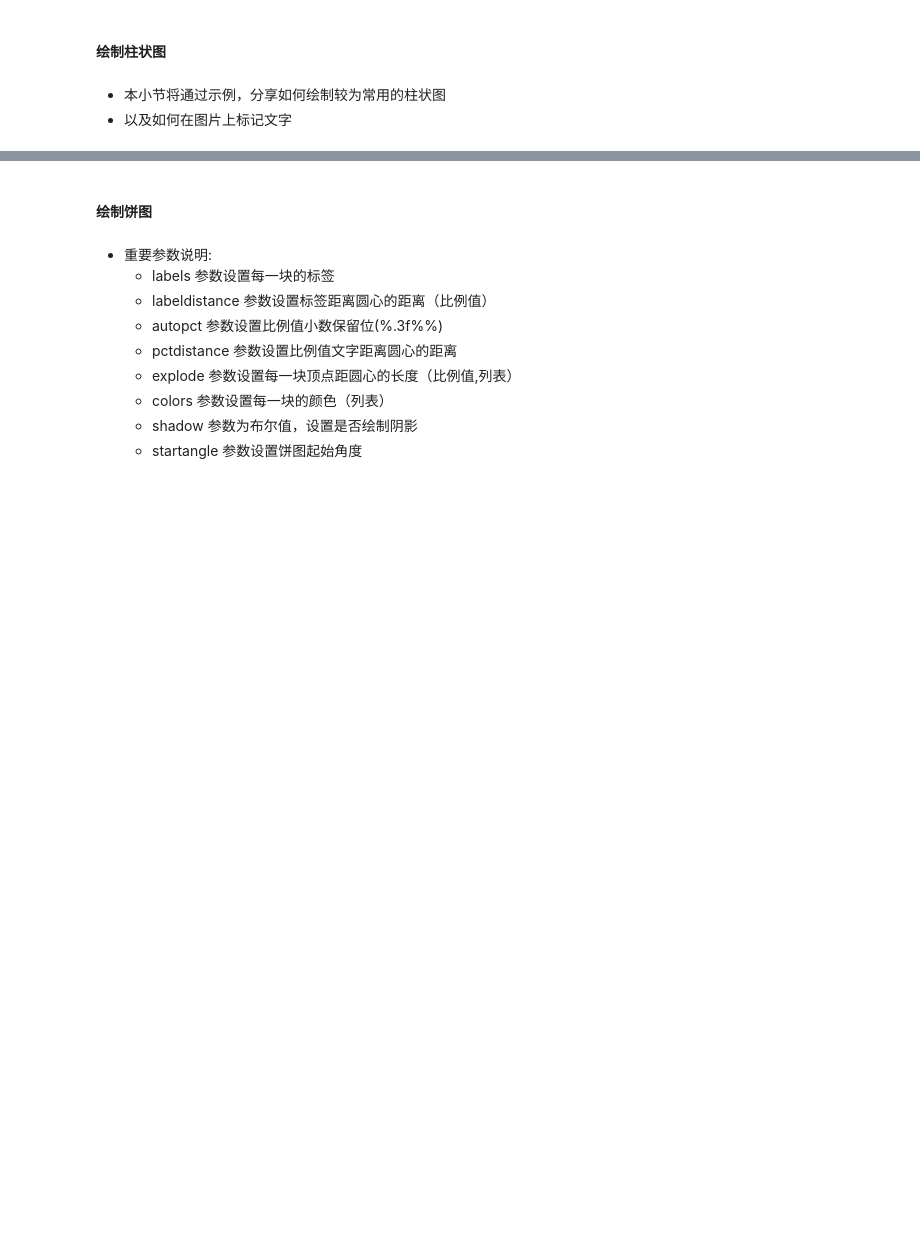
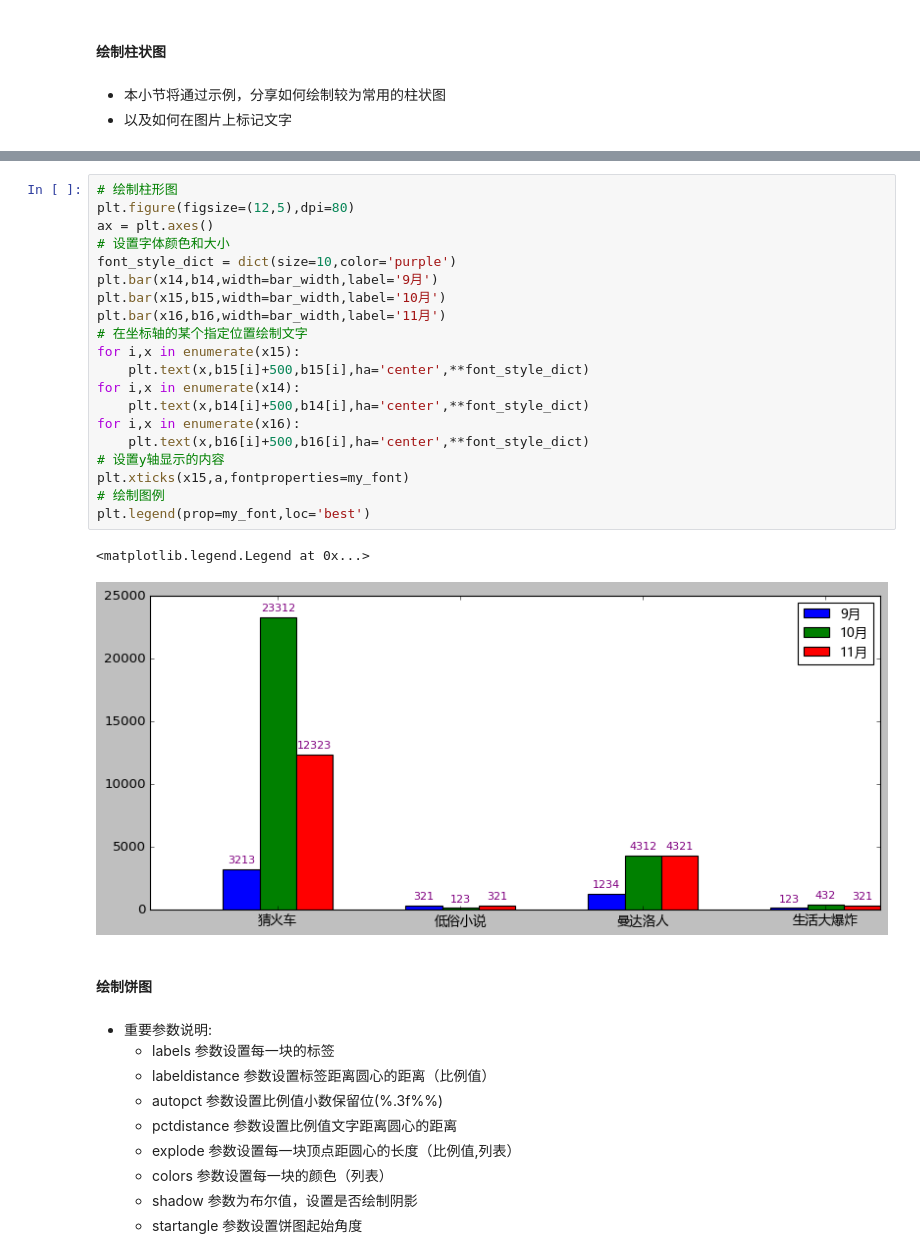
Before and after one commit to PeterZhangxing/my_lectures, a Jupyter notebook: about_plt/basic_plt_blank.ipynb, the cells around one changed output, grey strips where cells are left out. Saved outputs shown, nothing was run; the diff lists cells and outputs as text; blank space fills up the shorter version.

```diff
--- a/about_plt/basic_plt_blank.ipynb
+++ b/about_plt/basic_plt_blank.ipynb
@@ -316,3 +325,26 @@ ax.add_artist(leg)
+# %%
+# 绘制柱形图
+plt.figure(figsize=(12,5),dpi=80)
+ax = plt.axes()
+# 设置字体颜色和大小
+font_style_dict = dict(size=10,color='purple')
+plt.bar(x14,b14,width=bar_width,label='9月')
+plt.bar(x15,b15,width=bar_width,label='10月')
+plt.bar(x16,b16,width=bar_width,label='11月')
+# 在坐标轴的某个指定位置绘制文字
+for i,x in enumerate(x15):
+    plt.text(x,b15[i]+500,b15[i],ha='center',**font_style_dict)
+for i,x in enumerate(x14):
+    plt.text(x,b14[i]+500,b14[i],ha='center',**font_style_dict)
+for i,x in enumerate(x16):
+    plt.text(x,b16[i]+500,b16[i],ha='center',**font_style_dict)
+# 设置y轴显示的内容
+plt.xticks(x15,a,fontproperties=my_font)
+# 绘制图例
+plt.legend(prop=my_font,loc='best')
+# %% [output]
+<matplotlib.legend.Legend at 0x...>
+[figure, added]
 # %% [markdown]
 #### 绘制饼图
 # %% [markdown]
```
Also changed, not shown: parts of 24 cells of this notebook.
